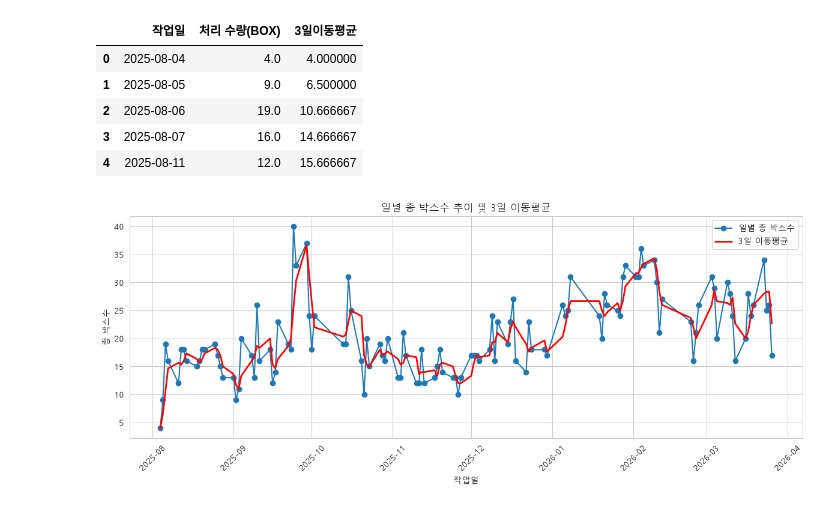
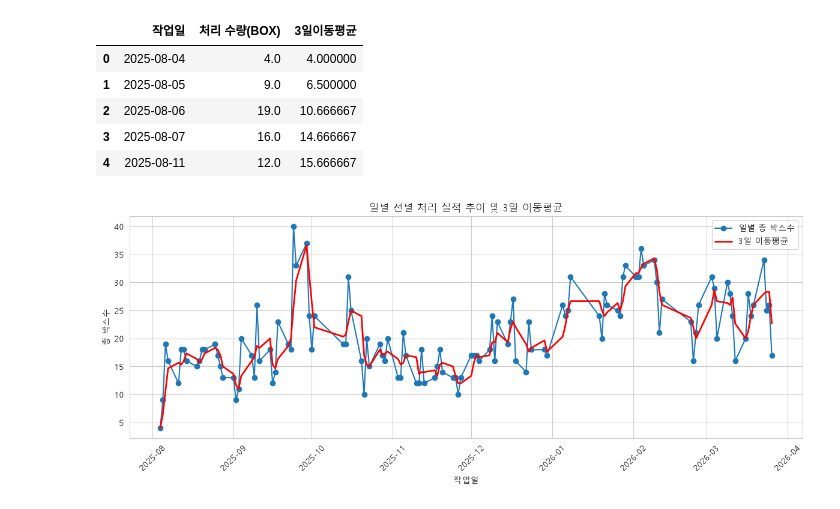
Before and after one commit to U-an74/AI_Data_Analysis, a Jupyter notebook: analysis.ipynb, the cells around one changed output. Saved outputs shown, nothing was run; the diff lists cells and outputs as text; code cells hidden in the pictures.

```diff
--- a/analysis.ipynb
+++ b/analysis.ipynb
@@ -332,24 +328,24 @@ daily_boxes.head()
 # %%
 # 그래프 코드
 
 import matplotlib.pyplot as plt
 import seaborn as sns
 
 sns.set_style('whitegrid')
 plt.rcParams['font.family'] = 'Malgun Gothic'
 plt.rcParams['axes.unicode_minus'] = False
 
 plt.figure(figsize=(12, 5))
 
 plt.plot(daily_boxes['작업일'], daily_boxes['처리 수량(BOX)'], marker='o', label='일별 총 박스수')
 plt.plot(daily_boxes['작업일'], daily_boxes['3일이동평균'], color='red', linewidth=2, label='3일 이동평균')
 
-plt.title('일별 총 박스수 추이 및 3일 이동평균')
+plt.title('일별 선별 처리 실적 추이 및 3일 이동평균')
 plt.xlabel('작업일')
 plt.ylabel('총 박스수')
 plt.legend()
 plt.xticks(rotation=45)
 plt.tight_layout()
 plt.show()
 # %% [output]
-[figure, old version]
+[figure, new version]
```
Also changed, not shown: parts of 15 cells of this notebook.
